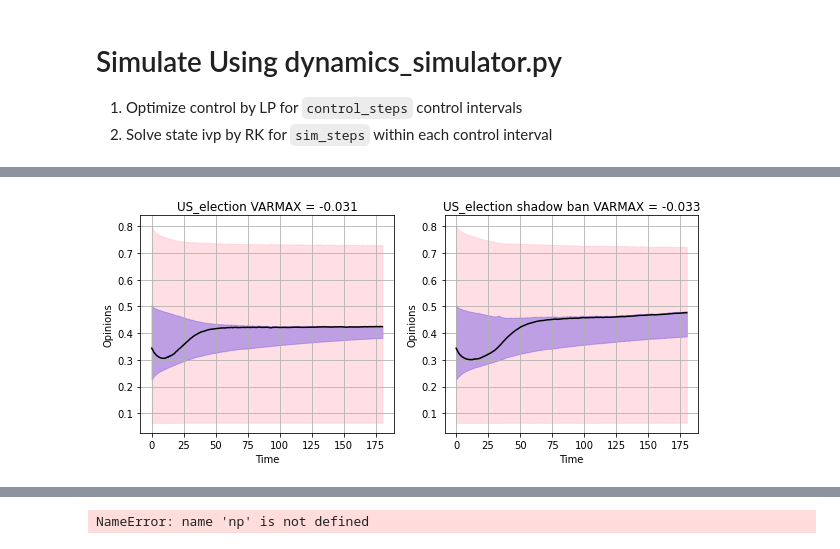
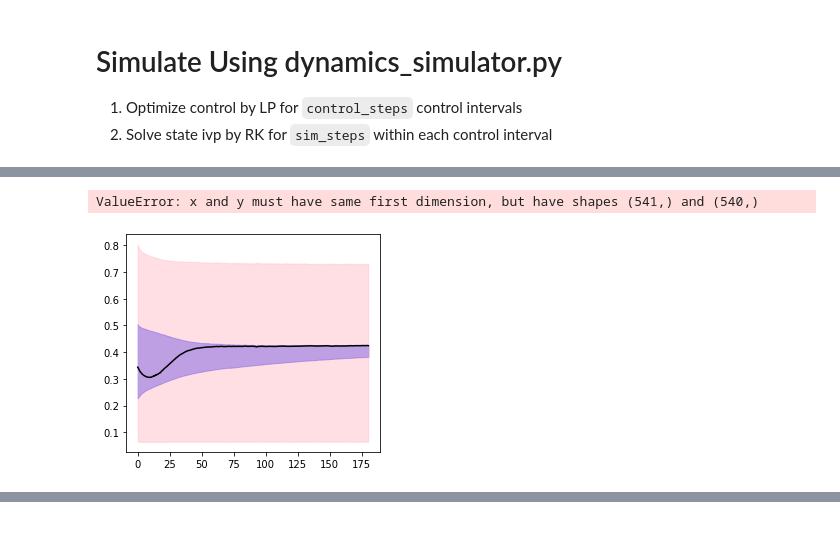
Before and after one commit to zlisto/opinion_dynamics, a Jupyter notebook: ShadowbanAdaptive.ipynb, the cells around one changed output, grey strips where cells are left out. Drawn from its saved outputs; the diff is of its cells as text; code cells hidden in the pictures.

Commit message:
make len(controls) == len(opinions) for easy plotting

```diff
--- a/ShadowbanAdaptive.ipynb
+++ b/ShadowbanAdaptive.ipynb
@@ -408,9 +410,9 @@ print(f"Took {(time.time()-start_time)/60} mins to simulate no ban.")
 
 T = np.linspace(0, Tf, sim_steps*control_steps + 1)
 
-# for OBJECTIVE in ['MEAN','VARMIN','VARMAX']:
-for OBJECTIVE in ['VARMAX']:
-# for OBJECTIVE in ['MEAN']:
+# for OBJECTIVE in ['VARMIN']:
+# for OBJECTIVE in ['VARMAX']:
+for OBJECTIVE in ['MEAN']:
     params['OBJECTIVE'] = OBJECTIVE
 
     # objective value of no ban
@@ -421,29 +423,32 @@ for OBJECTIVE in ['VARMAX']:
     Opinions_ban, Controls_ban = opinion_simulation(env_ban)
     obj_ban = cost_sim(OBJECTIVE, Opinions_ban, Controls_ban)
 
+    print(f"Took {(time.time()-start_time)/60} mins to simulate ban {OBJECTIVE}.")
+
     # Plot
     fig = plt.figure(figsize = (10,4))
 
     plt.subplot(1,2,1)
-    plot_opinion_quantiles(T, Opinions_no_ban)
+    plot_opinion_quantiles(T, Opinions_no_ban, U=Controls_no_ban)
     # plot_opinions(T, Opinions_no_ban)
     # plt.ylim(0, 1)
     plt.title(f"{params['data_name']} {OBJECTIVE} = {obj_no_ban:.3f}")
 
     plt.subplot(1,2,2)
-    plot_opinion_quantiles(T, Opinions_ban)
+    plot_opinion_quantiles(T, Opinions_ban, U=Controls_ban)
     # plot_opinions(T, Opinions_ban)
     # plt.ylim(0, 1)
     plt.title(f"{params['data_name']} shadow ban {OBJECTIVE} = {obj_ban:.3f}")
 
-    # Save
-#     np.savez(f"results/{params['data_name']}/{params['data_name']}_noban_{OBJECTIVE}_{nv}_node.npz",
-#              obj_no_ban=obj_no_ban, Opinions_no_ban=Opinions_no_ban, Controls_no_ban=Controls_no_ban)
-
-#     np.savez(f"results/{params['data_name']}/{params['data_name']}_shadowban_{OBJECTIVE}_{nv}_node.npz",
-#              obj_ban=obj_ban, Opinions_ban=Opinions_ban, Controls_ban=Controls_ban)
-
     plt.savefig(f"results/{params['data_name']}/{params['data_name']}_{OBJECTIVE}_{nv}_node.jpeg")
 
     plt.show()
+
+# Get memory usage
+memory = psutil.virtual_memory()
+print("Memory usage:", memory.used/10**6, "mega bytes")
+
+# Get CPU usage
+cpu_percent = psutil.cpu_percent(interval=10)
+print("CPU usage:", cpu_percent, "%")
 # %% [output]
@@ -451 +456,2 @@ Took 26.491613097985585 mins to simulate no ban.
+ValueError: x and y must have same first dimension, but have shapes (541,) and (540,)
-[figure, old version]
+[figure, new version]
@@ -483,15 +495,5 @@ plt.ylim([0,1])
 
 plt.show()
-# %%
-%%time
-
-np.savez(f"results/{params['data_name']}/{params['data_name']}_noban_{OBJECTIVE}_{nv}_node.npz",
-         obj_no_ban=obj_no_ban, Opinions_no_ban=Opinions_no_ban, Controls_no_ban=Controls_no_ban)
-
-np.savez(f"results/{params['data_name']}/{params['data_name']}_shadowban_{OBJECTIVE}_{nv}_node.npz",
-         obj_ban=obj_ban, Opinions_ban=Opinions_ban, Controls_ban=Controls_ban)
-# %% [output]
-NameError: name 'np' is not defined
 # %%
 %%time
 
```
Also changed, not shown: parts of 9 cells of this notebook, 1 other file.
